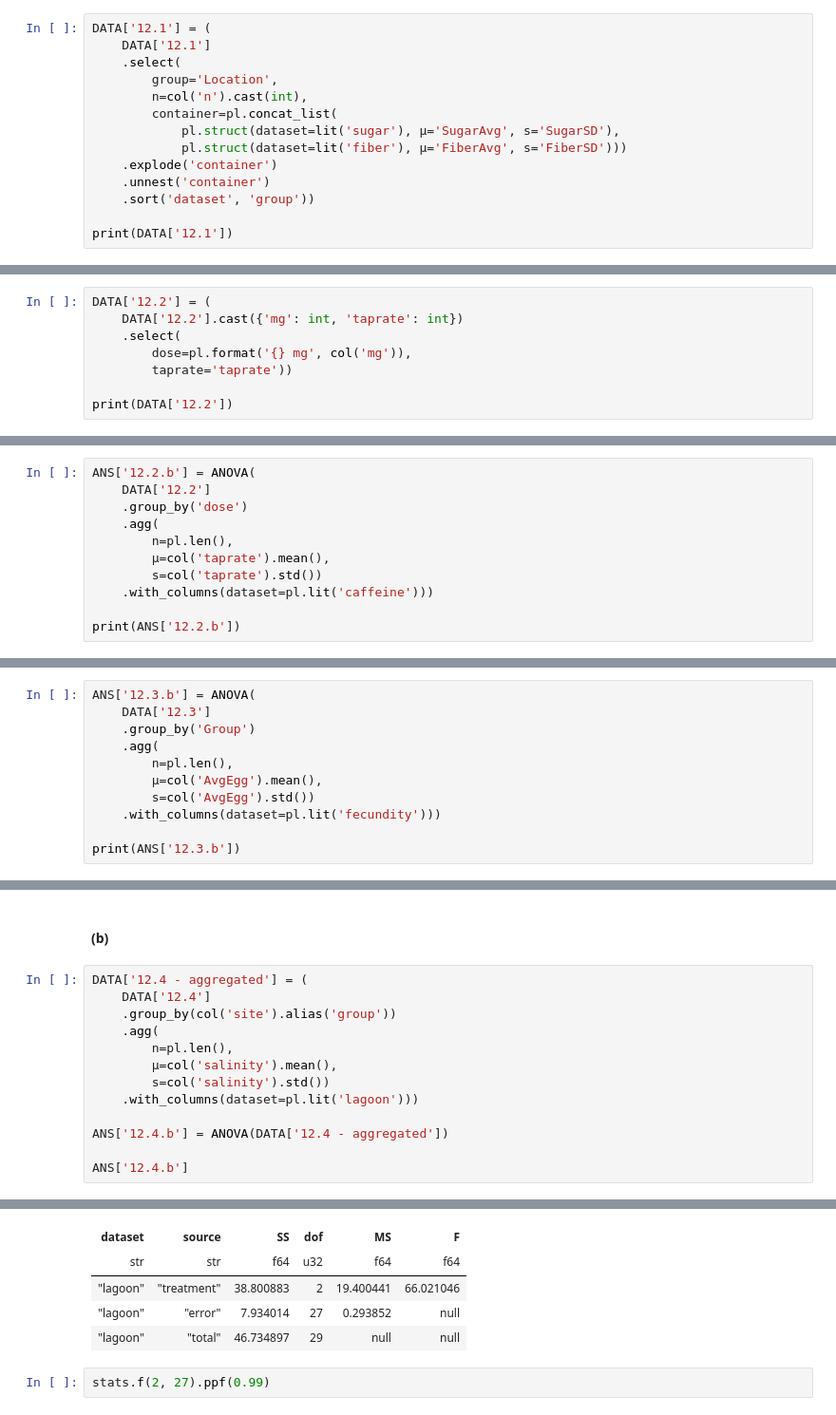
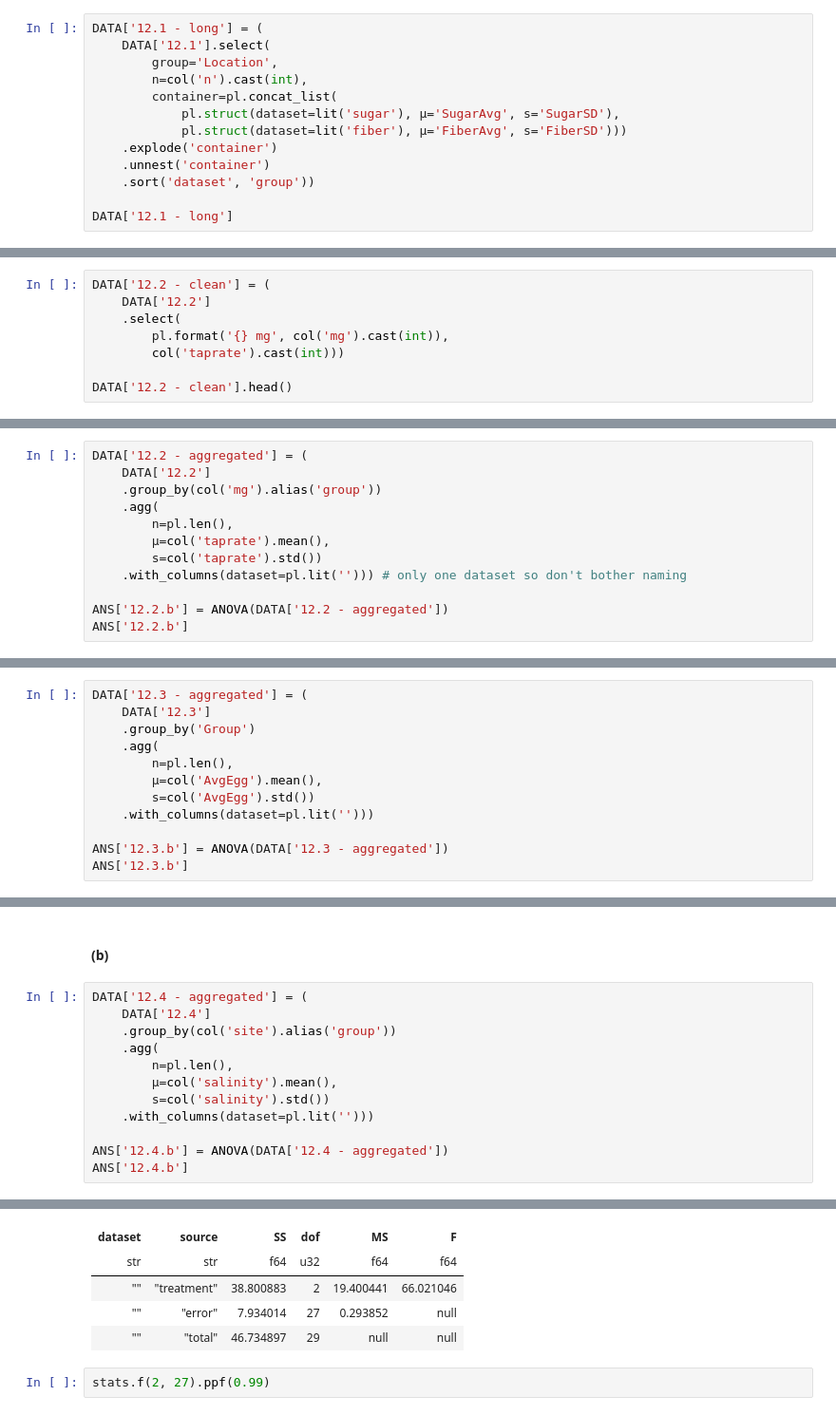
Before and after one commit to asterix314/SDAEI-Tamhane, a Jupyter notebook: ch12/Ch12.ipynb, the cells around one changed output, grey strips where cells are left out. Shown at 95% size. Drawn from its saved outputs; the diff is of its cells as text.

```diff
--- a/ch12/Ch12.ipynb
+++ b/ch12/Ch12.ipynb
@@ -32,7 +118,6 @@ Transform to a long format that is a bit easier to work with.
 # %%
-DATA['12.1'] = (
-    DATA['12.1']
-    .select(
+DATA['12.1 - long'] = (
+    DATA['12.1'].select(
         group='Location',
         n=col('n').cast(int),
         container=pl.concat_list(
@@ -42,6 +127,6 @@ DATA['12.1'] = (
     .unnest('container')
     .sort('dataset', 'group'))
 
-print(DATA['12.1'])
+DATA['12.1 - long']
 # %% [output]
 shape: (6, 5)
@@ -216,11 +217,11 @@ shape: (5, 2)
 | 0.0 | 248.0 |
 | 0.0 | 247.0 |
 # %%
-DATA['12.2'] = (
-    DATA['12.2'].cast({'mg': int, 'taprate': int})
+DATA['12.2 - clean'] = (
+    DATA['12.2']
     .select(
-        dose=pl.format('{} mg', col('mg')),
-        taprate='taprate'))
+        pl.format('{} mg', col('mg').cast(int)),
+        col('taprate').cast(int)))
 
-print(DATA['12.2'])
+DATA['12.2 - clean'].head()
 # %% [output]
@@ -259,15 +250,16 @@ The chart seems to indicate different effects among the doses.
 # %% [markdown]
 #### (b)
 # %%
-ANS['12.2.b'] = ANOVA(
+DATA['12.2 - aggregated'] = (
     DATA['12.2']
-    .group_by('dose')
+    .group_by(col('mg').alias('group'))
     .agg(
         n=pl.len(),
         μ=col('taprate').mean(),
         s=col('taprate').std())
-    .with_columns(dataset=pl.lit('caffeine')))
+    .with_columns(dataset=pl.lit(''))) # only one dataset so don't bother naming
 
-print(ANS['12.2.b'])
+ANS['12.2.b'] = ANOVA(DATA['12.2 - aggregated'])
+ANS['12.2.b']
 # %% [output]
 shape: (3, 6)
@@ -349,15 +337,16 @@ The control group is a bit higher in terms of average eggs laid per day.
 # %% [markdown]
 #### (b)
 # %%
-ANS['12.3.b'] = ANOVA(
+DATA['12.3 - aggregated'] = (
     DATA['12.3']
     .group_by('Group')
     .agg(
         n=pl.len(),
         μ=col('AvgEgg').mean(),
         s=col('AvgEgg').std())
-    .with_columns(dataset=pl.lit('fecundity')))
+    .with_columns(dataset=pl.lit('')))
 
-print(ANS['12.3.b'])
+ANS['12.3.b'] = ANOVA(DATA['12.3 - aggregated'])
+ANS['12.3.b']
 # %% [output]
 shape: (3, 6)
@@ -435,23 +420,22 @@ Obviously, site II > site III > site I in terms of salinity.
 # %%
 DATA['12.4 - aggregated'] = (
     DATA['12.4']
     .group_by(col('site').alias('group'))
     .agg(
         n=pl.len(),
         μ=col('salinity').mean(),
         s=col('salinity').std())
-    .with_columns(dataset=pl.lit('lagoon')))
+    .with_columns(dataset=pl.lit('')))
 
 ANS['12.4.b'] = ANOVA(DATA['12.4 - aggregated'])
-
 ANS['12.4.b']
 # %% [output]
 shape: (3, 6)
 | dataset | source | SS | dof | MS | F |
 | str | str | f64 | u32 | f64 | f64 |
-| "lagoon" | "treatment" | 38.800883 | 2 | 19.400441 | 66.021046 |
-| "lagoon" | "error" | 7.934014 | 27 | 0.293852 | null |
-| "lagoon" | "total" | 46.734897 | 29 | null | null |
+| "" | "treatment" | 38.800883 | 2 | 19.400441 | 66.021046 |
+| "" | "error" | 7.934014 | 27 | 0.293852 | null |
+| "" | "total" | 46.734897 | 29 | null | null |
 # %%
 stats.f(2, 27).ppf(0.99)
 # %% [output]
```
Also changed, not shown: parts of 43 cells of this notebook.
